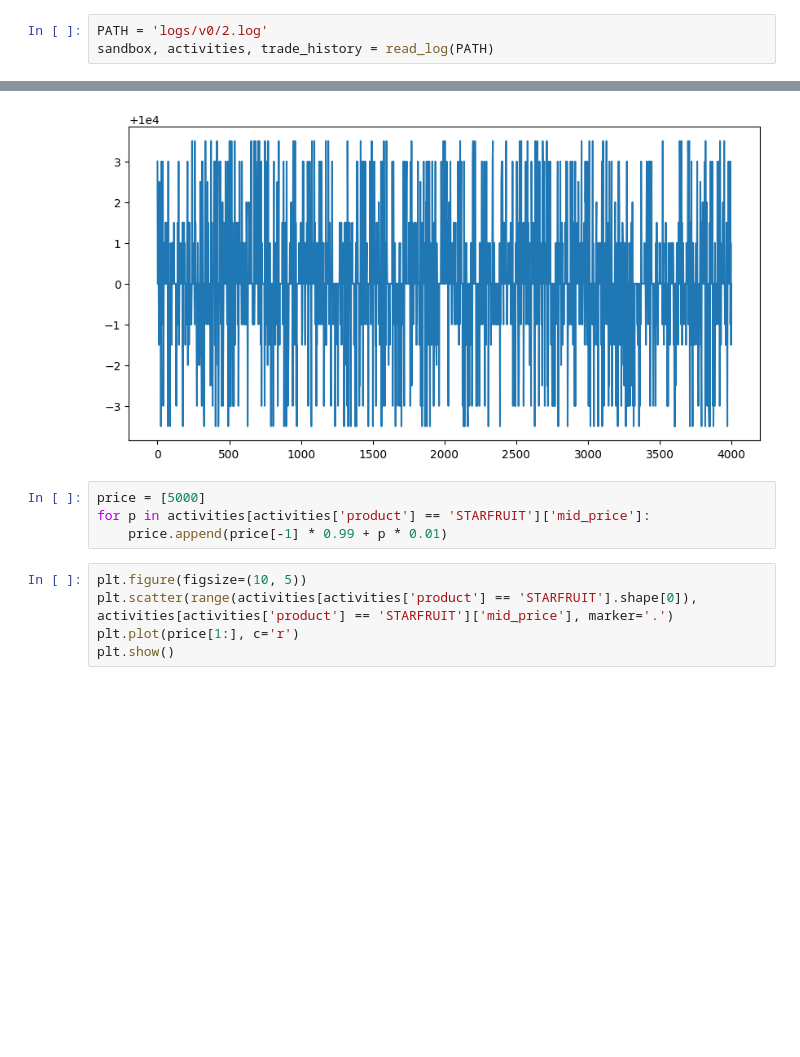
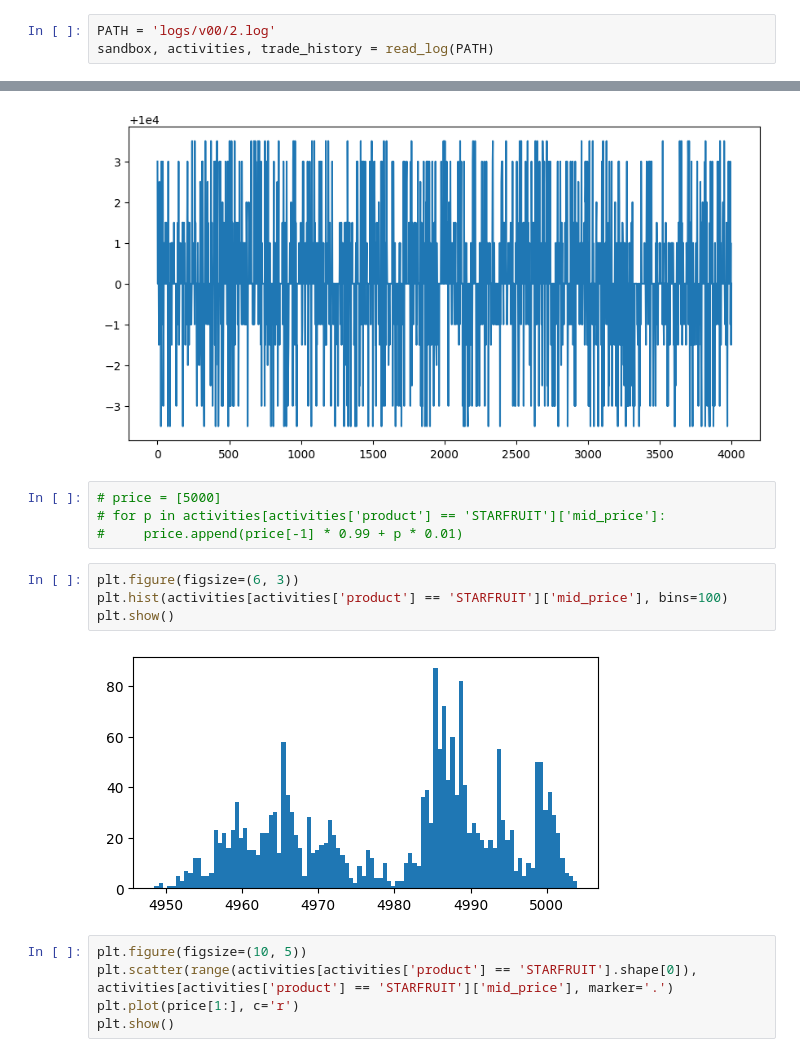
Before and after one commit to aemilani/imc-prosperity-2, a Jupyter notebook: explore_logs.ipynb, the cells around one changed output, grey strips where cells are left out. Drawn from its saved outputs; the diff is of its cells as text; blank space fills up the shorter version.

```diff
--- a/explore_logs.ipynb
+++ b/explore_logs.ipynb
@@ -64,7 +64,7 @@ def process_trade_history(trade_history_section):
 
     return df_trades
 # %%
-PATH = 'logs/v0/2.log'
+PATH = 'logs/v00/2.log'
 sandbox, activities, trade_history = read_log(PATH)
 # %%
 plt.figure(figsize=(6, 3))
@@ -79,9 +79,15 @@ plt.show()
 # %% [output]
 [figure]
 # %%
-price = [5000]
-for p in activities[activities['product'] == 'STARFRUIT']['mid_price']:
-    price.append(price[-1] * 0.99 + p * 0.01)
+# price = [5000]
+# for p in activities[activities['product'] == 'STARFRUIT']['mid_price']:
+#     price.append(price[-1] * 0.99 + p * 0.01)
+# %%
+plt.figure(figsize=(6, 3))
+plt.hist(activities[activities['product'] == 'STARFRUIT']['mid_price'], bins=100)
+plt.show()
+# %% [output]
+[figure, added]
 # %%
 plt.figure(figsize=(10, 5))
 plt.scatter(range(activities[activities['product'] == 'STARFRUIT'].shape[0]), activities[activities['product'] == 'STARFRUIT']['mid_price'], marker='.')
```
Also changed, not shown: parts of 4 cells of this notebook, 5 other files.
